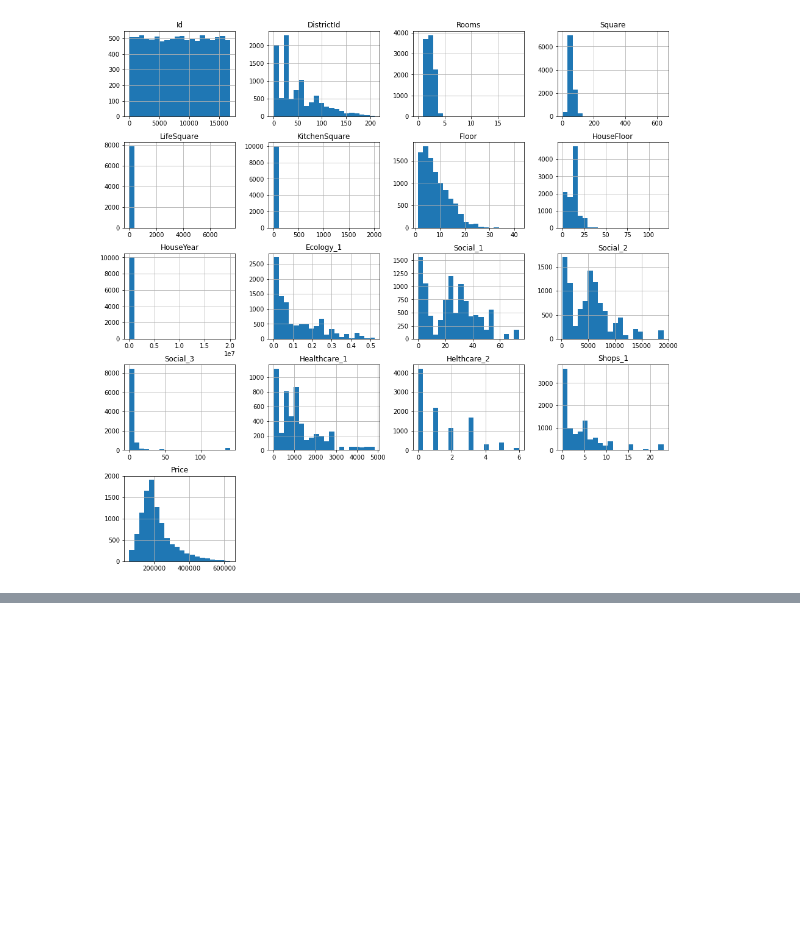
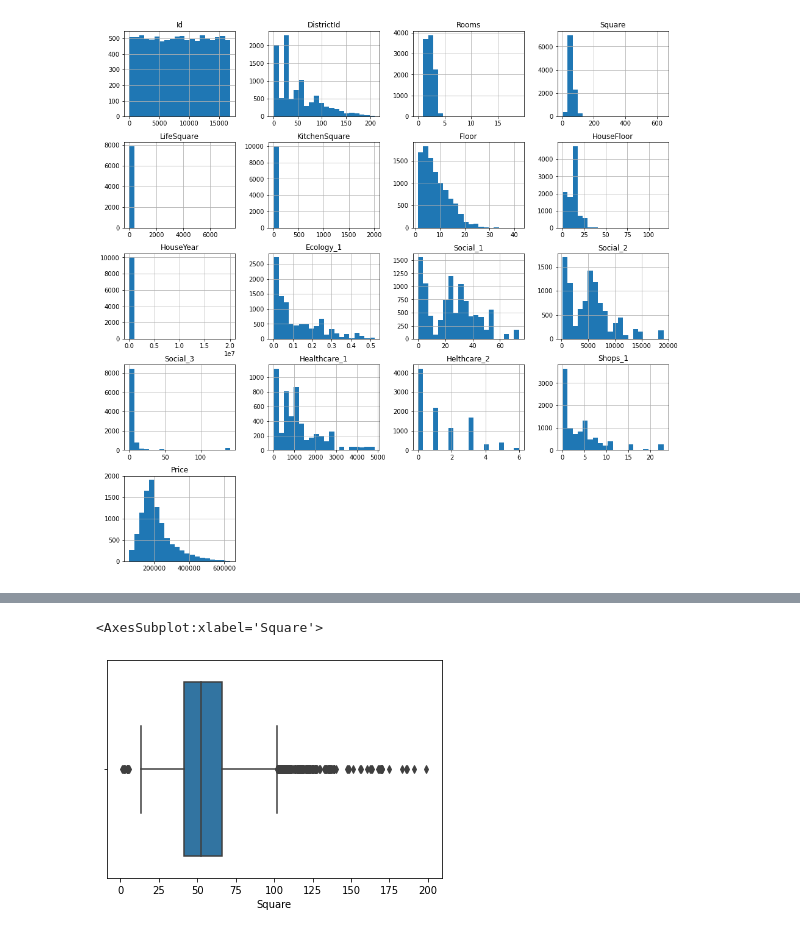
Before and after one commit to AlexanderMaslikhin/pandas_curs, a Jupyter notebook: real_estate_moscow.ipynb, the cells around one changed output, grey strips where cells are left out. Drawn from its saved outputs; the diff is of its cells as text; code cells hidden in the pictures; blank space fills up the shorter version.

```diff
--- a/real_estate_moscow.ipynb
+++ b/real_estate_moscow.ipynb
@@ -114,0 +313,18 @@ array([[<AxesSubplot:title={'center':'Id'}>,
+# %%
+class DataPipeLine:
+    def fit(self, df):
+        self.medians = df[['HouseFloor', 'KitchenSquare']].median()
+        self.medians['LifeSquareRate'] = (df['LifeSquare'] / df['Square']).median()
+
+    def transform(df):
+        #кол-во комнат и этажность дома в целое
+        df[['Rooms', 'HouseFloor']] = df[['Rooms', 'HouseFloor']].astype('int8')
+
+        # дополнительный признак, что жилая площадь былла nan
+        df['LifeSquare_is_nan'] = 0
+        df.loc[df['LifeSquare'].isna(), 'LifeSquare_is_nan'] = 1
+
+
+dp = DataPipeLine()
+dp.fit(df)
+dp.medians
@@ -114,0 +362,6 @@ array([[<AxesSubplot:title={'center':'Id'}>,
+# %%
+import seaborn as sns
+sns.boxplot(df.loc[df['Square'] < 200, 'Square'], whis=1.5)
+# %% [output]
+<AxesSubplot:xlabel='Square'>
+[figure, added]
```
Also changed, not shown: parts of 27 cells of this notebook, 1 other file.
